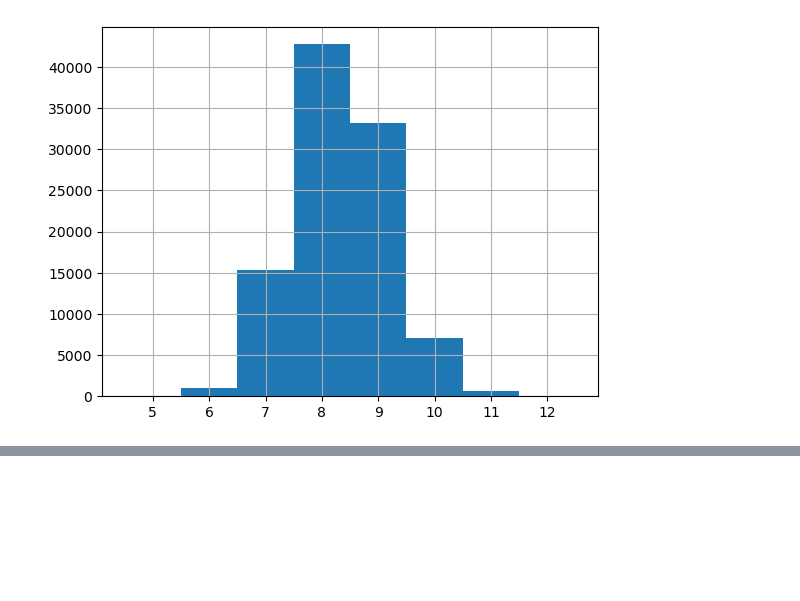
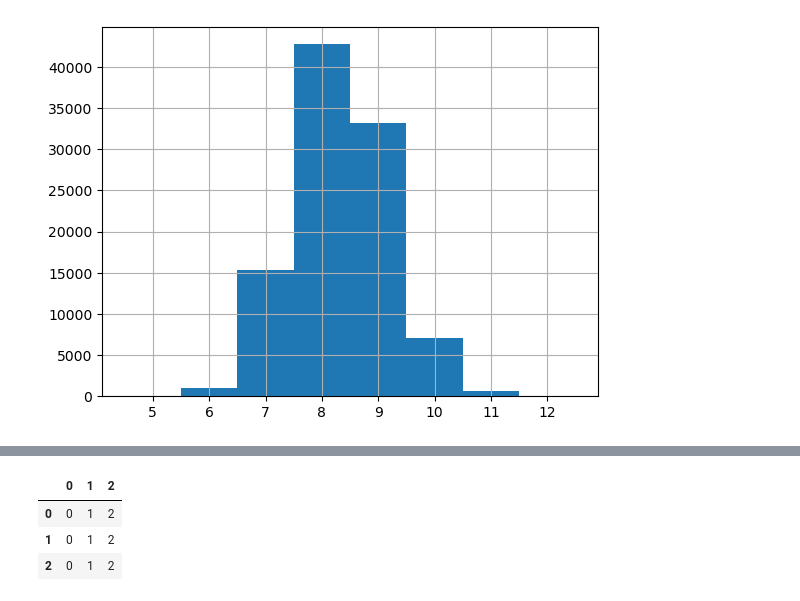
Before and after one commit to terpyPy/D4-Monte-Carlo, a Jupyter notebook: sim_results_nb.ipynb, the cells around one changed output, grey strips where cells are left out. Cells and saved outputs as stored; diff of their text form; code cells hidden in the pictures; blank space fills up the shorter version.

```diff
--- a/sim_results_nb.ipynb
+++ b/sim_results_nb.ipynb
@@ -170,0 +171,10 @@ plt.show()
+# %%
+pkl_dir = pydf.PklManager('', pattern='2d_list.pkl')
+pkl_dir.load_all()
+df = pkl_dir.as_df()
+df
+# %% [output]
+|  | 0 | 1 | 2 |
+| 0 | 0 | 1 | 2 |
+| 1 | 0 | 1 | 2 |
+| 2 | 0 | 1 | 2 |
```
Also changed, not shown: parts of 1 cell of this notebook, 8 other files.
